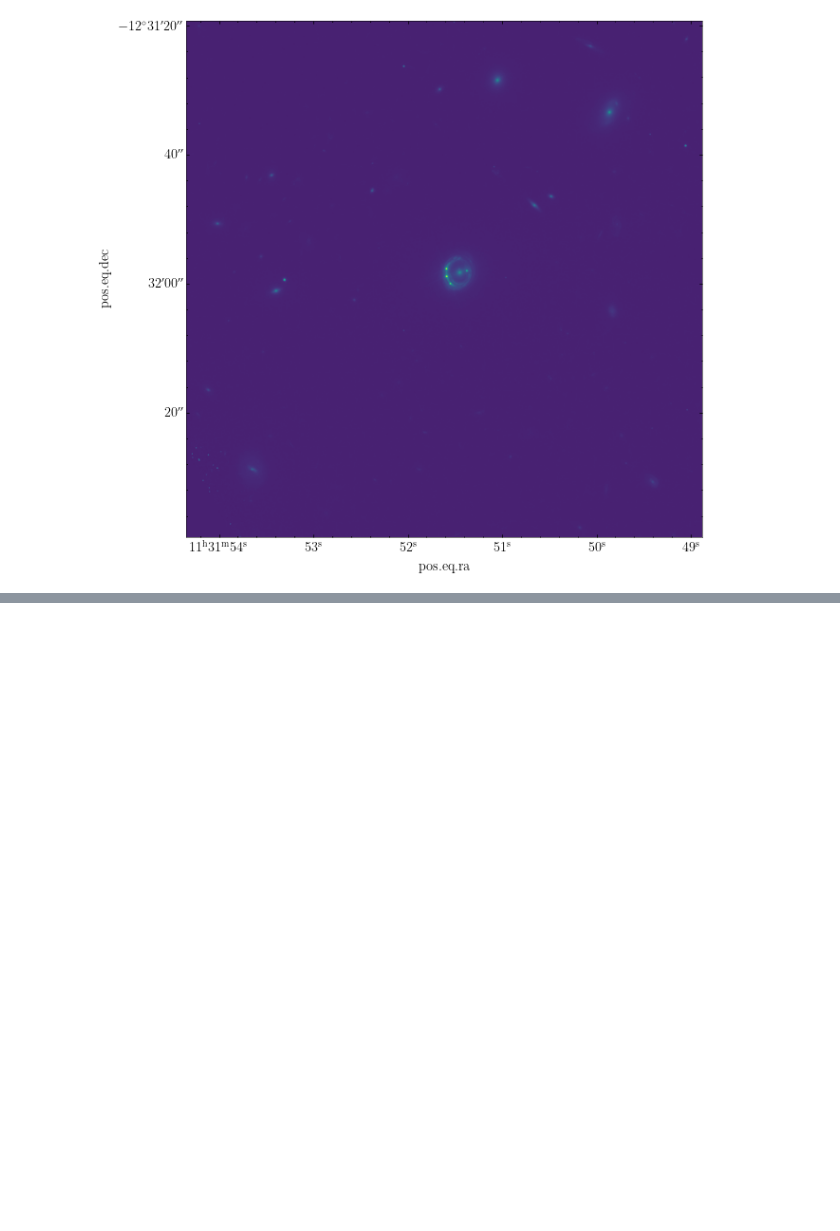
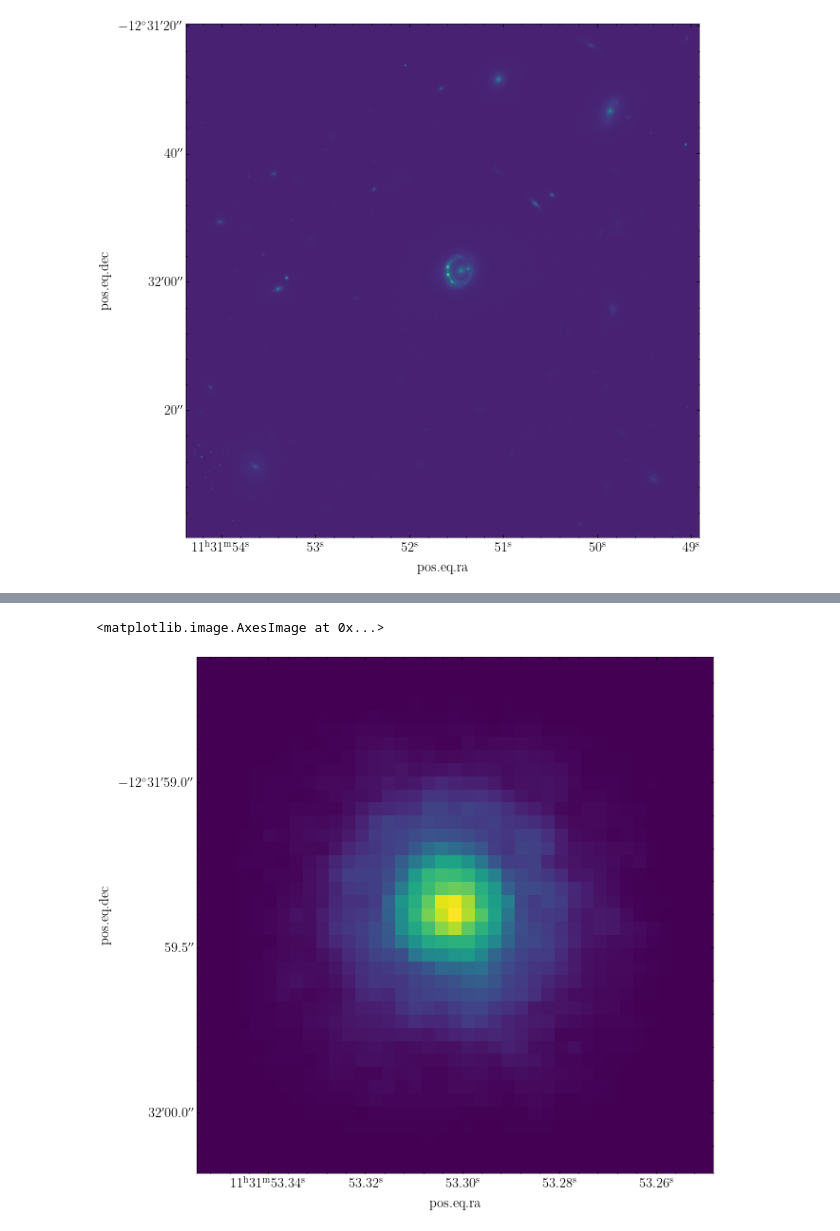
Before and after one commit to AlexandreAdam/rxj1131, a Jupyter notebook: notebooks/image_playground.ipynb, the cells around one changed output, grey strips where cells are left out. Cells and saved outputs as stored; diff of their text form; code cells hidden in the pictures; blank space fills up the shorter version.

```diff
--- a/notebooks/image_playground.ipynb
+++ b/notebooks/image_playground.ipynb
@@ -389,0 +408,19 @@ ax.set_ylabel('Declinaison')
+# %%
+size = (39, 39) # keep this number odd please
+psf1_cutout = Cutout2D(psf_cutout.data, positions[candidate1], size, wcs=psf_cutout.wcs)
+psf1 = psf1_cutout.data.copy()
+from scipy.signal.windows import hann
+# gaus = gaussian(39, 100)
+# gaus = np.outer(gaus, gaus)
+han = hann(39)
+han = np.outer(han, han)
+# psf1 *= gaus
+psf1 *= han
+psf1 /= psf1.sum()
+plt.figure(figsize=(10, 10))
+plt.subplot(projection=psf1_cutout.wcs)
+plt.imshow(psf1, norm=ImageNormalize(stretch=LogStretch()))
+# plt.matshow(np.log10(psf1))
+# %% [output]
+<matplotlib.image.AxesImage at 0x...>
+[figure, added]
```
Also changed, not shown: parts of 18 cells of this notebook, 7 other files.
